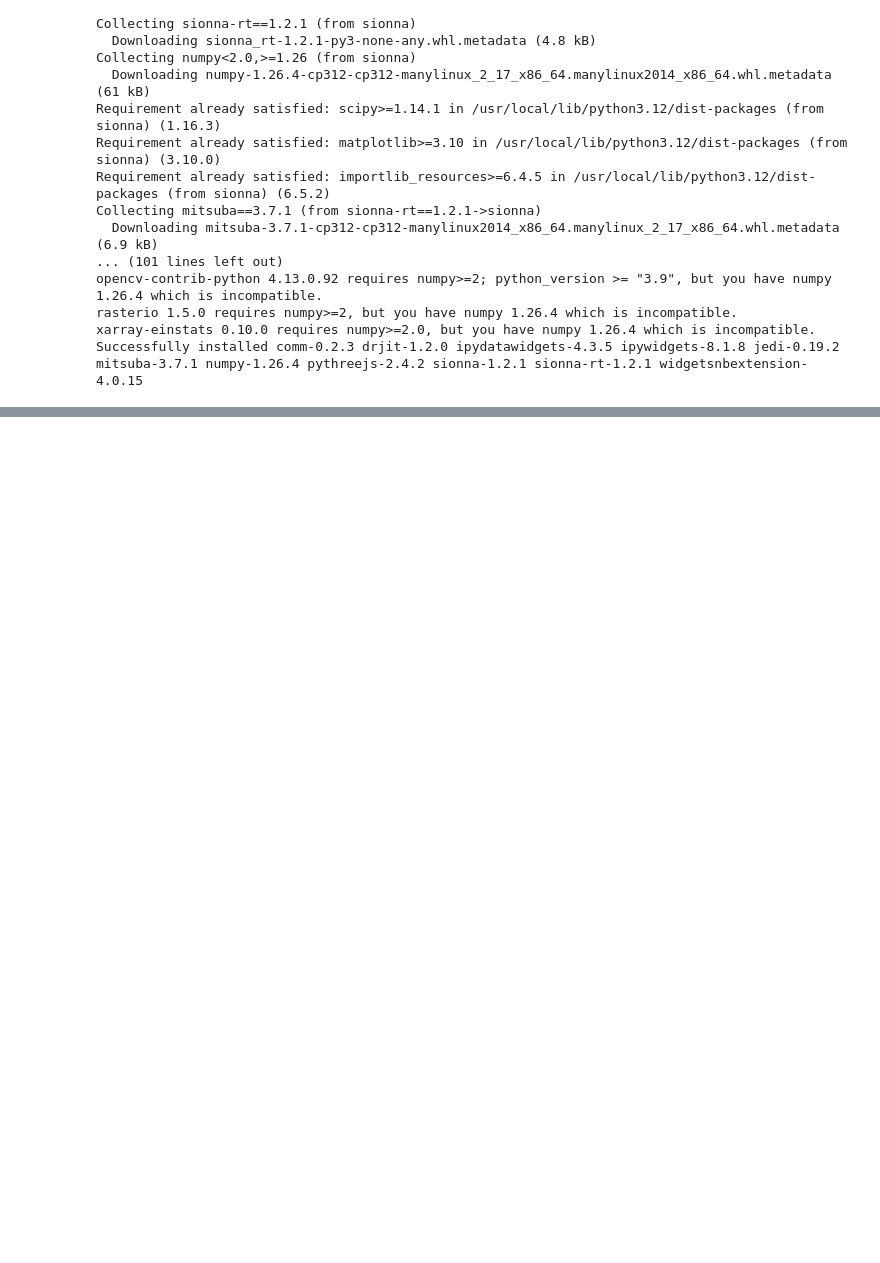
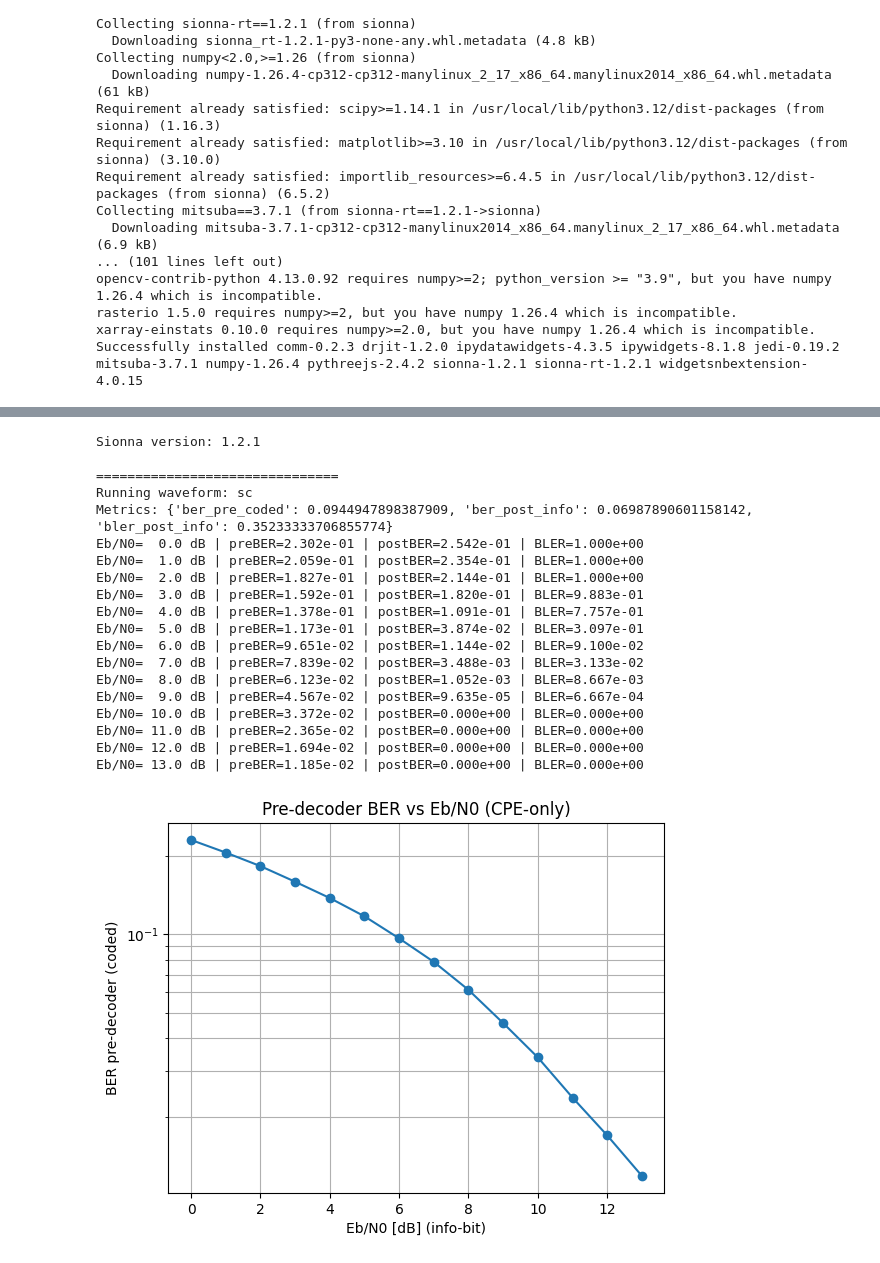
Before and after one commit to giankev/lightweight-model-for-signal-processing, a Jupyter notebook: dataset_comunication.ipynb, the cells around one changed output, grey strips where cells are left out. Cells and saved outputs as stored; diff of their text form; code cells hidden in the pictures; blank space fills up the shorter version.

```diff
--- a/dataset_comunication.ipynb
+++ b/dataset_comunication.ipynb
@@ -704,0 +761,72 @@ Sample #1
+# %%
+if __name__ == "__main__":
+    print("Sionna version:", getattr(sionna, "__version__", "unknown"))
+
+    base = dict(
+        num_examples=3000,
+        bits_per_symbol=4,
+        k=256,
+        demap_method="app",
+        dec_num_iter=15,
+        cn_update="minsum",
+        seed=46,
+        channels_last=True,
+        cfo_norm_min=-2e-4,
+        cfo_norm_max=+2e-4,
+        ebn0_db_min=0.0,
+        ebn0_db_max=14.0,
+        llr_noise_scaling=1.0,
+        pilot_bits_per_symbol=2,   # QPSK pilots recommended
+    )
+
+    # --- Single-carrier config
+    cfg_sc = SimConfig(**{
+        **base,
+        "waveform": "sc",
+        "seq_length": 128,
+        "pilot_len": 8,            # 8 pilot symbols (SC)
+    })
+
+    # --- OFDM config (seq_length must be num_data_symbols*fft_size)
+    cfg_ofdm = SimConfig(**{
+        **base,
+        "waveform": "ofdm",
+        "seq_length": 128,              # = 2*64
+        "ofdm_fft_size": 64,
+        "ofdm_cp_len": 16,
+        "ofdm_num_pilot_symbols": 1,    # 1 pilot OFDM symbol
+        "ofdm_num_data_symbols": 2,     # 2 data OFDM symbols -> 128 QAM data symbols
+        "ofdm_l_min": 0,
+    })
+
+    for cfg in [cfg_sc, cfg_ofdm]:
+        print("\n===============================")
+        print("Running waveform:", cfg.waveform)
+
+        full_tf = simulate_full_frames_tf(cfg)
+        rx = classical_receiver(cfg, full_tf)
+        print("Metrics:", rx["metrics"])
+
+        ebn0_grid_db = list(range(0, 14))
+        plot_ber_bler_vs_ebn0(cfg, ebn0_grid_db, n_per_point=3000)
+# %% [output]
+Sionna version: 1.2.1
+
+===============================
+Running waveform: sc
+Metrics: {'ber_pre_coded': 0.0944947898387909, 'ber_post_info': 0.06987890601158142, 'bler_post_info': 0.35233333706855774}
+Eb/N0=  0.0 dB | preBER=2.302e-01 | postBER=2.542e-01 | BLER=1.000e+00
+Eb/N0=  1.0 dB | preBER=2.059e-01 | postBER=2.354e-01 | BLER=1.000e+00
+Eb/N0=  2.0 dB | preBER=1.827e-01 | postBER=2.144e-01 | BLER=1.000e+00
+Eb/N0=  3.0 dB | preBER=1.592e-01 | postBER=1.820e-01 | BLER=9.883e-01
+Eb/N0=  4.0 dB | preBER=1.378e-01 | postBER=1.091e-01 | BLER=7.757e-01
+Eb/N0=  5.0 dB | preBER=1.173e-01 | postBER=3.874e-02 | BLER=3.097e-01
+Eb/N0=  6.0 dB | preBER=9.651e-02 | postBER=1.144e-02 | BLER=9.100e-02
+Eb/N0=  7.0 dB | preBER=7.839e-02 | postBER=3.488e-03 | BLER=3.133e-02
+Eb/N0=  8.0 dB | preBER=6.123e-02 | postBER=1.052e-03 | BLER=8.667e-03
+Eb/N0=  9.0 dB | preBER=4.567e-02 | postBER=9.635e-05 | BLER=6.667e-04
+Eb/N0= 10.0 dB | preBER=3.372e-02 | postBER=0.000e+00 | BLER=0.000e+00
+Eb/N0= 11.0 dB | preBER=2.365e-02 | postBER=0.000e+00 | BLER=0.000e+00
+Eb/N0= 12.0 dB | preBER=1.694e-02 | postBER=0.000e+00 | BLER=0.000e+00
+Eb/N0= 13.0 dB | preBER=1.185e-02 | postBER=0.000e+00 | BLER=0.000e+00
+[figure, added]
```
Also changed, not shown: parts of 6 cells of this notebook.
